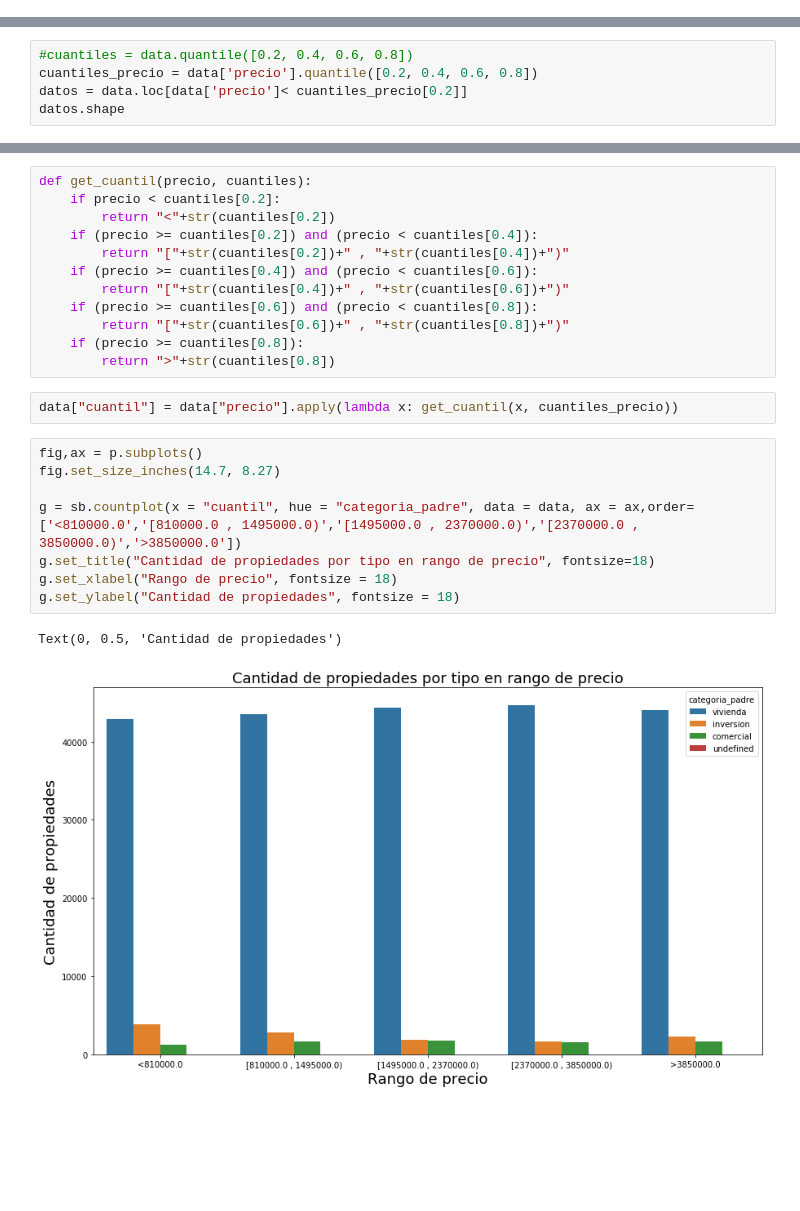
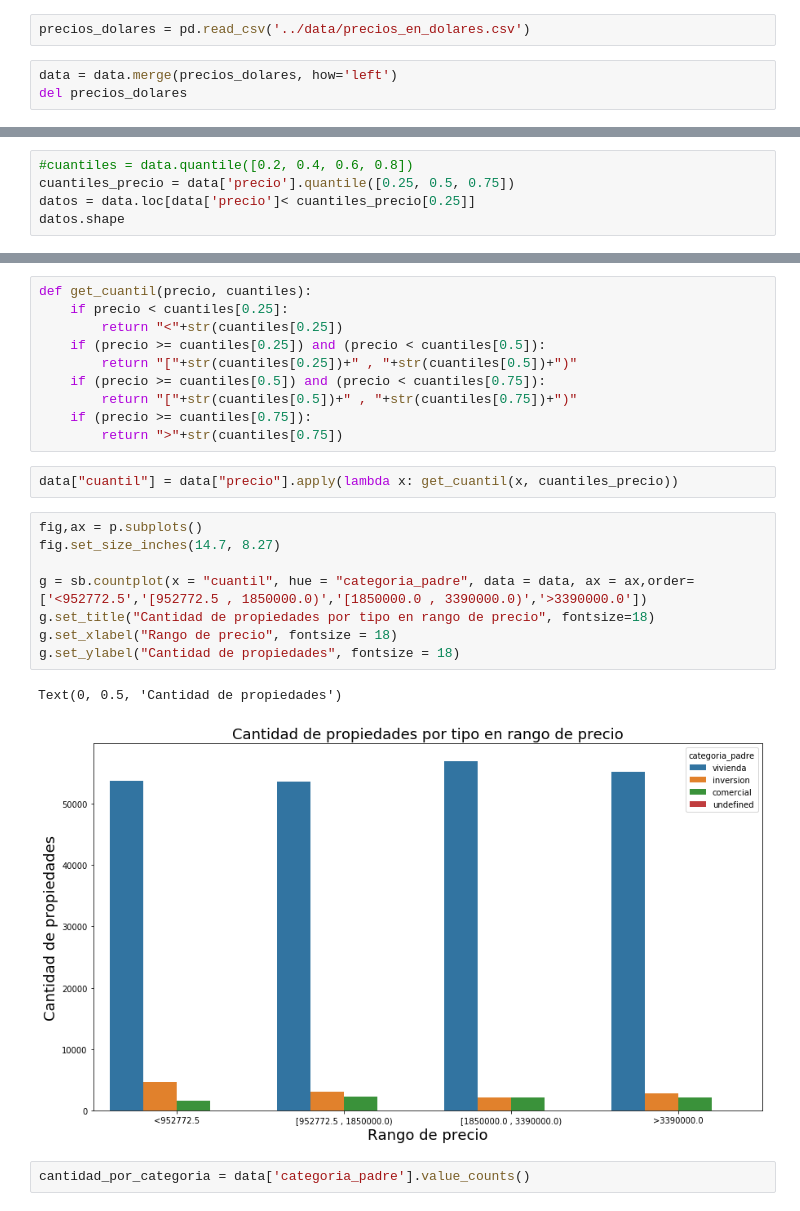
Before and after one commit to rozanecm/7506_2c2019_tp1, a Jupyter notebook: notebooks/analisis.ipynb, the cells around one changed output, grey strips where cells are left out. Cells and saved outputs as stored; diff of their text form; blank space fills up the shorter version.

```diff
--- a/notebooks/analisis.ipynb
+++ b/notebooks/analisis.ipynb
@@ -8,6 +8,11 @@ import matplotlib.pyplot as p
 # %%
 data = pd.read_csv("../data/train.csv", index_col="id", parse_dates=["fecha"]).reset_index()
 data["tipodepropiedad"] = data["tipodepropiedad"].map(lambda x: str(x).lower())
+# %%
+precios_dolares = pd.read_csv('../data/precios_en_dolares.csv')
+# %%
+data = data.merge(precios_dolares, how='left')
+del precios_dolares
 # %%
 #uso categorías de Lucio
 tipo_vivienda = ["apartamento", "casa en condominio", "casa",
@@ -59,7 +64,7 @@ Text(33.0, 0.5, 'Garage')
 ##Distribución por categoría según precio
 # %%
 #cuantiles = data.quantile([0.2, 0.4, 0.6, 0.8])
-cuantiles_precio = data['precio'].quantile([0.2, 0.4, 0.6, 0.8])
-datos = data.loc[data['precio']< cuantiles_precio[0.2]]
+cuantiles_precio = data['precio'].quantile([0.25, 0.5, 0.75])
+datos = data.loc[data['precio']< cuantiles_precio[0.25]]
 datos.shape
 # %% [output]
@@ -93,25 +192,25 @@ Text(0, 0.5, 'Frecuencia')
 # %%
 def get_cuantil(precio, cuantiles):
-    if precio < cuantiles[0.2]:
-        return "<"+str(cuantiles[0.2])
-    if (precio >= cuantiles[0.2]) and (precio < cuantiles[0.4]):
-        return "["+str(cuantiles[0.2])+" , "+str(cuantiles[0.4])+")"
-    if (precio >= cuantiles[0.4]) and (precio < cuantiles[0.6]):
-        return "["+str(cuantiles[0.4])+" , "+str(cuantiles[0.6])+")"
-    if (precio >= cuantiles[0.6]) and (precio < cuantiles[0.8]):
-        return "["+str(cuantiles[0.6])+" , "+str(cuantiles[0.8])+")"
-    if (precio >= cuantiles[0.8]):
-        return ">"+str(cuantiles[0.8])
+    if precio < cuantiles[0.25]:
+        return "<"+str(cuantiles[0.25])
+    if (precio >= cuantiles[0.25]) and (precio < cuantiles[0.5]):
+        return "["+str(cuantiles[0.25])+" , "+str(cuantiles[0.5])+")"
+    if (precio >= cuantiles[0.5]) and (precio < cuantiles[0.75]):
+        return "["+str(cuantiles[0.5])+" , "+str(cuantiles[0.75])+")"
+    if (precio >= cuantiles[0.75]):
+        return ">"+str(cuantiles[0.75])
 # %%
 data["cuantil"] = data["precio"].apply(lambda x: get_cuantil(x, cuantiles_precio))
 # %%
 fig,ax = p.subplots()
 fig.set_size_inches(14.7, 8.27)
 
-g = sb.countplot(x = "cuantil", hue = "categoria_padre", data = data, ax = ax,order=['<810000.0','[810000.0 , 1495000.0)','[1495000.0 , 2370000.0)','[2370000.0 , 3850000.0)','>3850000.0'])
+g = sb.countplot(x = "cuantil", hue = "categoria_padre", data = data, ax = ax,order=['<952772.5','[952772.5 , 1850000.0)','[1850000.0 , 3390000.0)','>3390000.0'])
 g.set_title("Cantidad de propiedades por tipo en rango de precio", fontsize=18)
 g.set_xlabel("Rango de precio", fontsize = 18)
 g.set_ylabel("Cantidad de propiedades", fontsize = 18)
 # %% [output]
 Text(0, 0.5, 'Cantidad de propiedades')
-[figure, old version]
+[figure, new version]
+# %%
+cantidad_por_categoria = data['categoria_padre'].value_counts()
```
Also changed, not shown: parts of 24 cells of this notebook.
